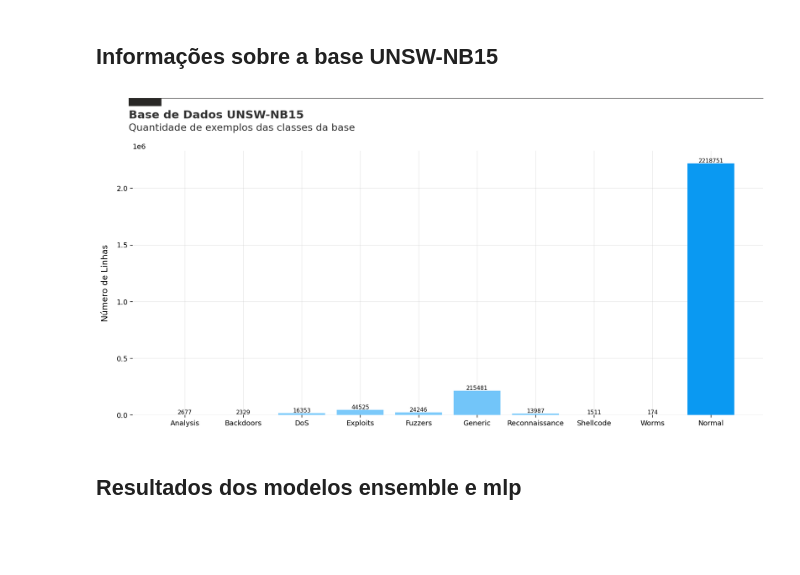
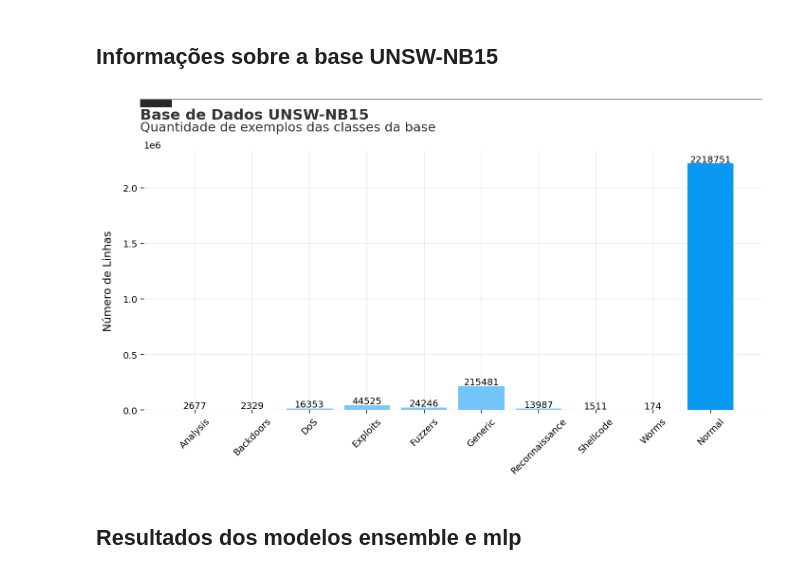
Before and after one commit to Robertt-S/ML_on_anomaly_detection, a Jupyter notebook: src/4_results_exploration.ipynb, the cells around one changed output. Drawn from its saved outputs; the diff is of its cells as text; code cells hidden in the pictures; blank space fills up the shorter version.

Commit message:
final results

```diff
--- a/src/4_results_exploration.ipynb
+++ b/src/4_results_exploration.ipynb
@@ -12,9 +12,9 @@ from sklearn.metrics import confusion_matrix, ConfusionMatrixDisplay
 # %% [markdown]
 # Funções de utilidade
 # %%
-def show_hierarchical_results(precision, classes, title, subtitle, ylabel, adjust = 0):
+def show_hierarchical_results(precision, classes, title, subtitle, ylabel, adjust = 0, file_name = None):
 
-  fig, ax = plt.subplots(figsize = (16, 8), dpi = 140)
+  fig, ax = plt.subplots(figsize = (12, 6), dpi = 140)
 
 
   # Intervals of colors
@@ -50,7 +50,7 @@ def show_hierarchical_results(precision, classes, title, subtitle, ylabel, adjus
     height = round(precision[i], 4)
     month = classes[i]
 
-    ax.annotate(f'{height}', xy = (month, height + adjust), ha = 'center', size = 8)
+    ax.annotate(f'{height}', xy = (month, height + adjust), ha = 'center', size = 10)
 
 
   # Adding line and rectangle
@@ -67,7 +67,11 @@ def show_hierarchical_results(precision, classes, title, subtitle, ylabel, adjus
 
 
   # Adjust ticks, ticks' number, remove frame and set a legend
+  plt.xticks(rotation = 45)
   ax.set_frame_on(False);
+
+  if file_name:
+    plt.savefig(f"../data/files/results/visualizations/{file_name}.png")
 # %%
 def ensemble_mlp_scores(scores, classes):
   df_scores = pd.DataFrame()
@@ -208,9 +242,9 @@ attacks_number
 # %% [markdown]
 ## Informações sobre a base UNSW-NB15
 # %%
-show_hierarchical_results(attacks_number, attack_cat, title = "Base de Dados UNSW-NB15", subtitle = "Quantidade de exemplos das classes da base", ylabel = "Número de Linhas",adjust = 7000)
+show_hierarchical_results(attacks_number, attack_cat, title = "Base de Dados UNSW-NB15", subtitle = "Quantidade de exemplos das classes da base", ylabel = "Número de Linhas", adjust = 10000, file_name = "unsw_nb15_classes.png")
 # %% [output]
-[figure, old version]
+[figure, new version]
 # %% [markdown]
 ## Resultados dos modelos ensemble e mlp
 # %% [markdown]
```
Also changed, not shown: parts of 49 cells of this notebook, 1 other file.
